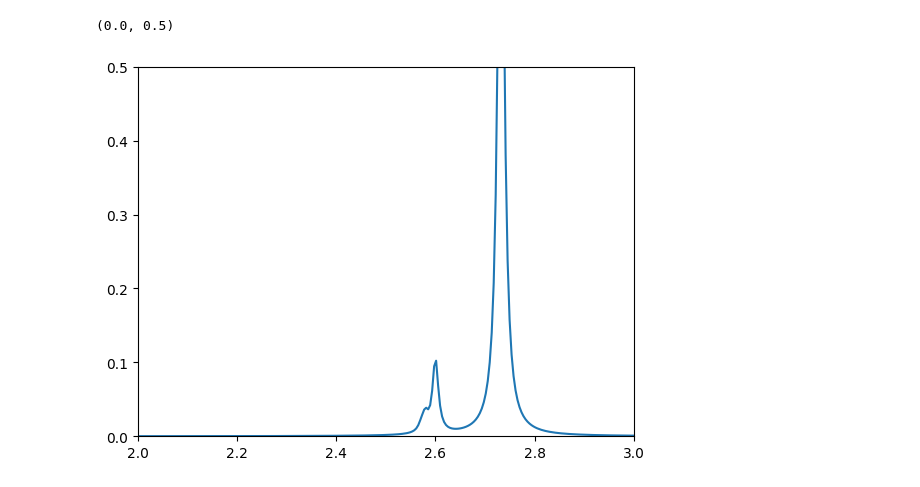
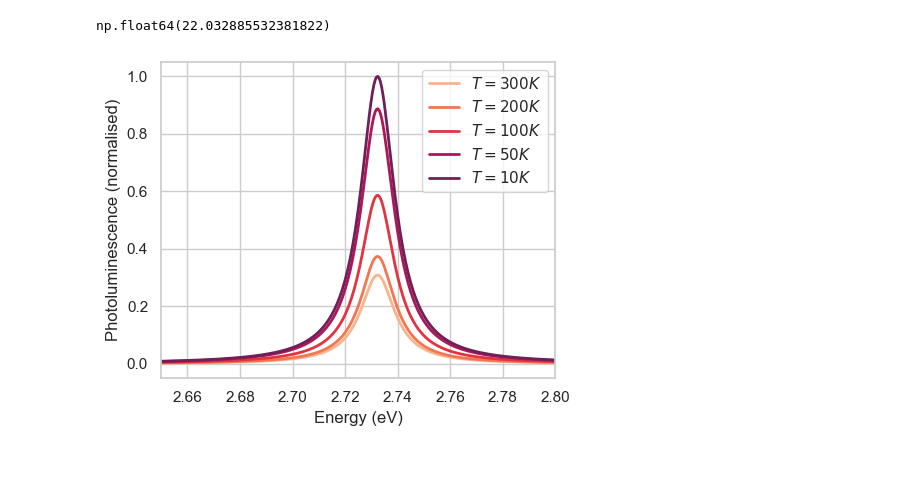
Before and after one commit to pmbraga/perovskite_excitons_mphil, a Jupyter notebook: photolumi/photoluminescence.ipynb, the cells around one changed output. Saved outputs shown, nothing was run; the diff lists cells and outputs as text; code cells hidden in the pictures.

Commit message:
function for plotting and corrected boltzmann dist

```diff
--- a/photolumi/photoluminescence.ipynb
+++ b/photolumi/photoluminescence.ipynb
@@ -14,7 +24,7 @@ eigenvectors = np.loadtxt('/Users/pedrobraga/Documents/Cambridge/wa_two/repo_wa_
 hbar = 0.658 # eV fs
 m0 = 5.6856800 # fs2 eV/nm2
 mu = 0.108 * m0 # fs2 eV/nm2
-kb = 8.681e-5 # ev K {-1}
+kb = 8.681e-4 # ev K {-1}
 
 veps0 = 5.52638e-2 # c{2} eV{-1} mum{-1}
 vepsS = 3.32 # dimless
@@ -47,25 +57,25 @@ N = 500
 dk = k_max/N
 
 k_vals = np.linspace(dk, k_max, N)
-energies = np.linspace(1, 5, 1000)
+energies = np.linspace(-2, 3, 10000)
 # %%
 def BandGapEnergy(mu):
     return EgZero + eigenvalues[mu]
 
 def RadiativeRecom(mu, eigenvalues, eigenvectors): # Temperature independent radiactive recombination of eletrons
-
     wavefunction = FFT(mu, eigenvectors)
     C = (hbar**2 * Msigma**2) / (2 * m0**2 * veps0 * A * n * c0)
 
     return C * wavefunction / eigenvalues[mu]
 
 def FFT(mu, eigenvectors): # inverse fourier transform of the amplitude of the wavefunctions
-
     C = A * dk / (2*np.pi)
     integral = np.sum(eigenvectors[mu][-500:] * k_vals)
 
     return (C * integral)**2
 
 def Boltzmann(T, mu, eigenvalues):
-    Z = np.sum(np.exp(-eigenvalues/(kb*T)))
-    return np.exp(-eigenvalues[mu]/(kb*T))/Z
+    ZVec = np.sum(np.exp(eigenvalues/(kb*T)))
+    BVec = np.exp(eigenvalues[mu]/(kb*T))/ZVec
+
+    return BVec
@@ -80,11 +117,9 @@ def Photoluminescence(energy_range, T, eigenvalues, eigenvectors):
 
         for mu in range(len(eigenvalues)):
 
-            B = RadiativeRecom(mu, eigenvalues, eigenvectors) * Boltzmann(T, mu, eigenvalues)
-            numerator = FFT(mu, eigenvectors)
+            B = FFT(mu, eigenvectors) * RadiativeRecom(mu, eigenvalues, eigenvectors) * Boltzmann(T, mu, eigenvalues)
             denominator = (BandGapEnergy(mu) - E)**2 + (RadiativeRecom(mu, eigenvalues, eigenvectors) + GammaZero)**2
-
-            I += B * numerator/denominator
+            I += B/denominator
 
         PL.append(C*I)
 
@@ -94,7 +127,26 @@ PL = Photoluminescence(energies, 1000, eigenvalues, eigenvectors)
-# %%
-plt.plot(energies, PL)
-plt.xlim(2, 3)
-plt.ylim(0, 0.5)
-# %% [output]
-(0.0, 0.5)
-[figure, removed]
+# %%
+PL300 = Photoluminescence(energies, 300, eigenvalues, eigenvectors)
+PL200 = Photoluminescence(energies, 200, eigenvalues, eigenvectors)
+PL100 = Photoluminescence(energies, 100, eigenvalues, eigenvectors)
+PL50 = Photoluminescence(energies, 50, eigenvalues, eigenvectors)
+PL10 = Photoluminescence(energies, 10, eigenvalues, eigenvectors)
+# %%
+max(PL10)
+# %% [output]
+np.float64(22.032885532381822)
+# %%
+fig = plt.figure(figsize=(5,4))
+plt.plot(energies, np.array(PL300)/22.032885532381822, label='$T = 300 K$', linewidth=2)
+plt.plot(energies, np.array(PL200)/22.032885532381822, label='$T = 200 K$', linewidth=2)
+plt.plot(energies, np.array(PL100)/22.032885532381822, label='$T = 100 K$', linewidth=2)
+plt.plot(energies, np.array(PL50)/22.032885532381822, label='$T = 50 K$', linewidth=2)
+plt.plot(energies, np.array(PL10)/22.032885532381822, label='$T = 10 K$', linewidth=2)
+plt.xlabel('Energy (eV)')
+plt.ylabel('Photoluminescence (normalised)')
+plt.xlim(2.65, 2.8)
+
+plt.tight_layout()
+plt.legend()
+plt.savefig('PL.pdf', dpi=600)
+# %% [output]
+[figure, added]
```
Also changed, not shown: parts of 6 cells of this notebook.
